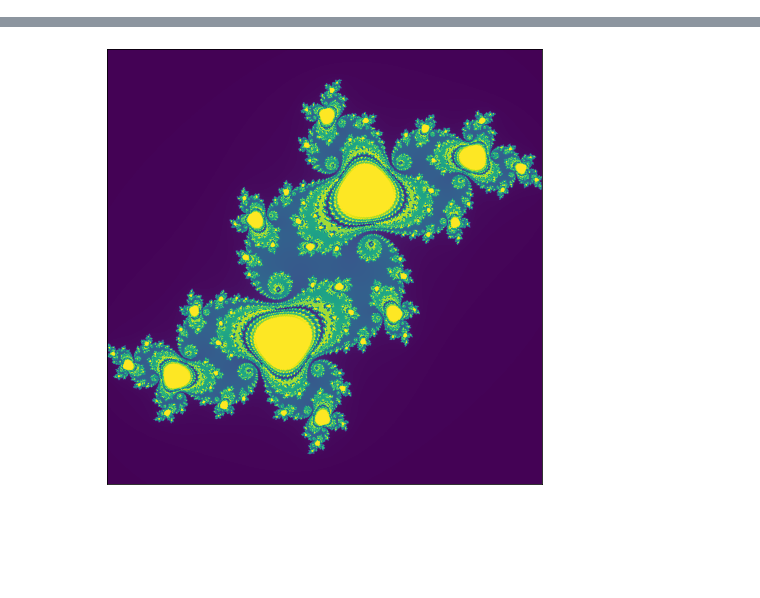
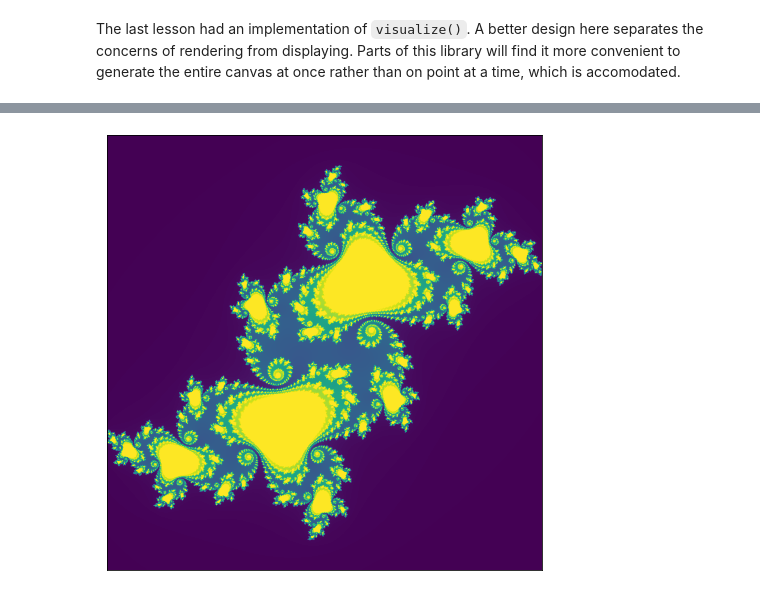
Before and after one commit to ine-rmotr-curriculum/data-serialization-with-python, a Jupyter notebook: unittest/02-Unittest/Unittest.ipynb, the cells around one changed output, grey strips where cells are left out. Saved outputs shown, nothing was run; the diff lists cells and outputs as text; code cells hidden in the pictures; blank space fills up the shorter version.

```diff
--- a/unittest/02-Unittest/Unittest.ipynb
+++ b/unittest/02-Unittest/Unittest.ipynb
@@ -27,3 +32,6 @@ from fractal.visualize import *
+# %% [markdown]
+The last lesson had an implementation of `visualize()`. A better design here separates the concerns of rendering from displaying.  Parts of this library will find it more convenient to generate the entire canvas at once rather than on point at a time, which is accomodated.
 # %%
-visualize(julia, 0, 0, 2.5, 800, kws=dict(c=-0.1+0.65j, orbits=511))
+canvas = make_canvas(julia, 0, 0, 2.5, 800, kws=dict(c=-0.1+0.65j, orbits=255))
+visualize(canvas)
 # %% [output]
@@ -32 +38 @@ Wall time: 1.24 s
-[figure, old version]
+[figure, new version]
```
Also changed, not shown: parts of 35 cells of this notebook, 10 other files.
